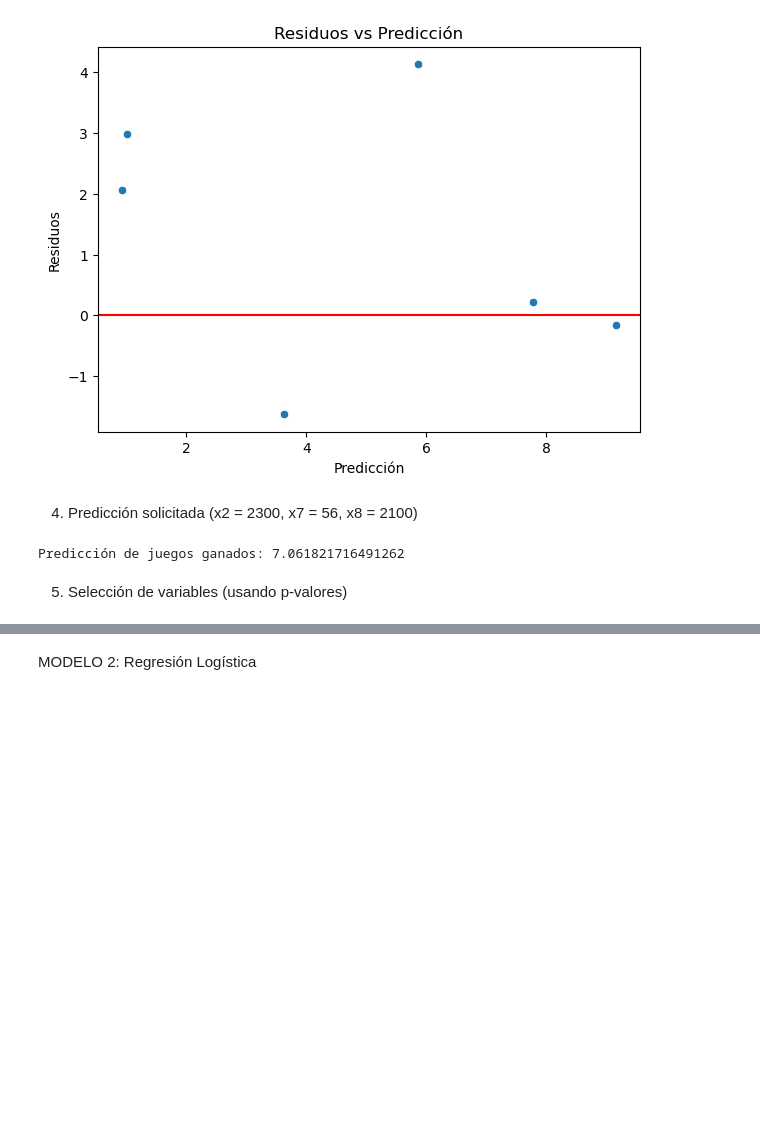
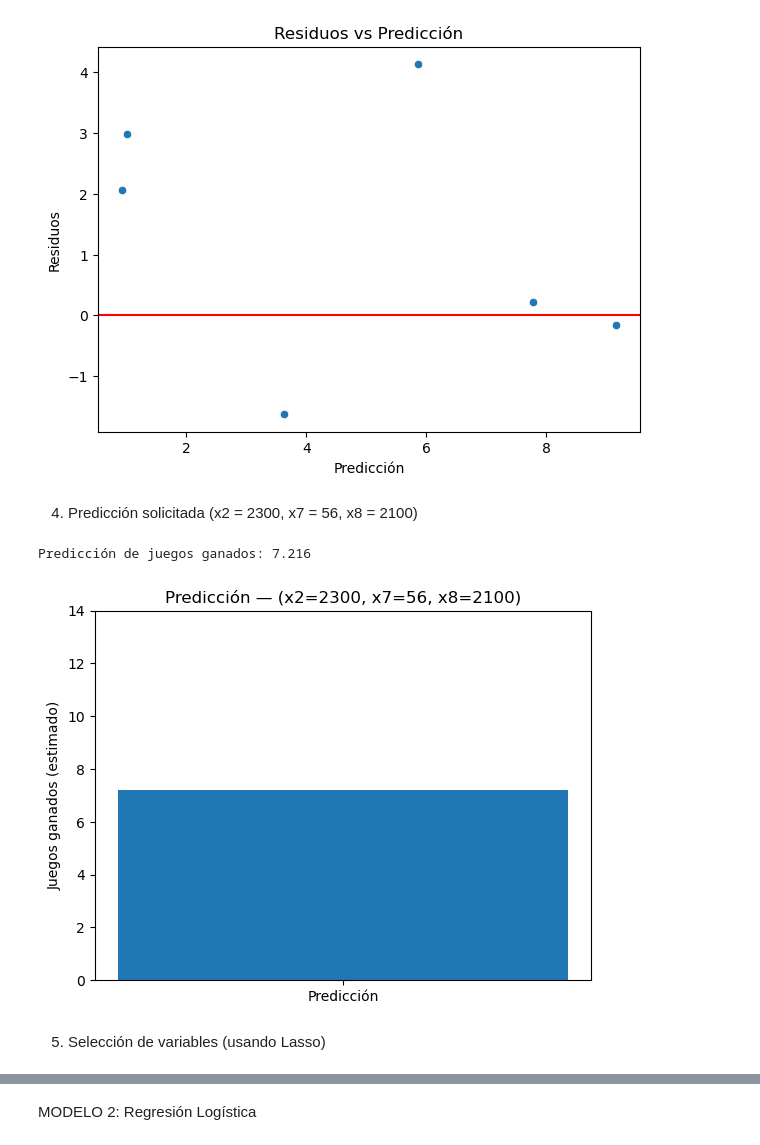
Before and after one commit to GKECV/Clases, a Jupyter notebook: Actividad 1.ipynb, the cells around one changed output, grey strips where cells are left out. Saved outputs shown, nothing was run; the diff lists cells and outputs as text; code cells hidden in the pictures; blank space fills up the shorter version.

```diff
--- a/Actividad 1.ipynb
+++ b/Actividad 1.ipynb
@@ -177,2 +222,25 @@ Index(['Games_won', 'Rushing_yards', 'Passing_yards', 'Punting_avg',
 # %% [markdown]
 MODELO 1: REGRESIÓN — Datos de Fútbol Americano
+# %%
+from sklearn.linear_model import LinearRegression
+from sklearn.model_selection import KFold, cross_val_score
+
+# Asegurar tipos numéricos
+fotbal = fotbal_df.copy()
+X_simple = fotbal[["x2","x7","x8"]].astype(float)
+y = fotbal["y"].astype(float)
+
+# Entrenar
+lin = LinearRegression()
+lin.fit(X_simple, y)
+y_hat = lin.predict(X_simple)
+
+# Métricas (en muestra)
+res_simple = print_regression_report(y, y_hat, "Regresión (y ~ x2+x7+x8)")
+print("Coeficientes:", dict(zip(["x2","x7","x8"], lin.coef_)))
+print("Intercepto:", lin.intercept_)
+
+# Validación cruzada (R^2)
+cv = KFold(n_splits=5, shuffle=True, random_state=42)
+cv_r2 = cross_val_score(lin, X_simple, y, cv=cv, scoring="r2")
+print(f"R^2 CV (5-fold): media={cv_r2.mean():.4f}  ±{cv_r2.std():.4f}")
@@ -251,16 +290,22 @@ plt.show()
 # %% [markdown]
 4. Predicción solicitada (x2 = 2300, x7 = 56, x8 = 2100)
 # %%
-new_team = pd.DataFrame({
-    "x2": [2300],
-    "x7": [56],
-    "x8": [2100]
-})
+import numpy as np
 
-prediction = model.predict(new_team)
-print("Predicción de juegos ganados:", prediction[0])
+X_new = np.array([[2300, 56, 2100]])
+pred_new = lin.predict(X_new)[0]
+print(f"Predicción de juegos ganados: {pred_new:.3f}")
+
+# Gráfica simple de la predicción
+plt.figure()
+plt.bar(["Predicción"], [pred_new])
+plt.ylabel("Juegos ganados (estimado)")
+plt.title("Predicción — (x2=2300, x7=56, x8=2100)")
+plt.ylim(0, max(14, pred_new + 2))
+plt.show()
 # %% [output]
-Predicción de juegos ganados: 7.061821716491262
+Predicción de juegos ganados: 7.216
+[figure, added]
 # %% [markdown]
-5. Selección de variables (usando p-valores)
+5. Selección de variables (usando Lasso)
 # %%
```
Also changed, not shown: parts of 25 cells of this notebook.
